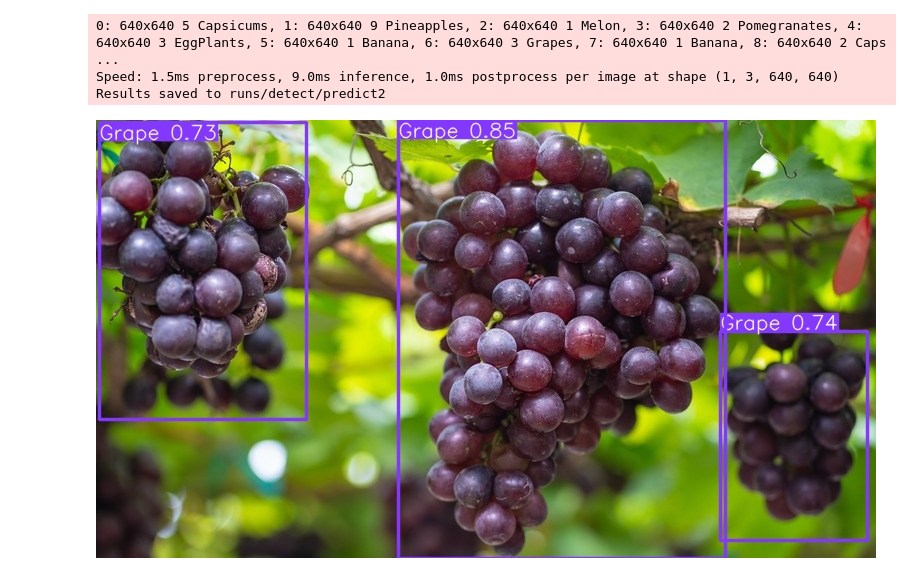
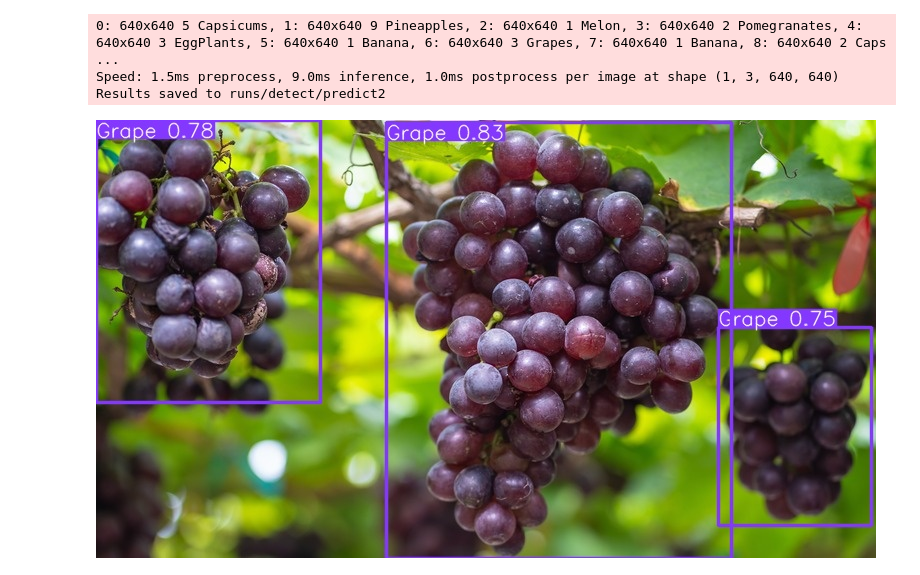
Before and after one commit to parking-place/ml_colab_project, a Jupyter notebook: Object_Detection/04_ yolov8_fine_tuning.ipynb, the cells around one changed output. Cells and saved outputs as stored; diff of their text form; code cells hidden in the pictures.

```diff
--- a/Object_Detection/04_ yolov8_fine_tuning.ipynb
+++ b/Object_Detection/04_ yolov8_fine_tuning.ipynb
@@ -347,17 +347,18 @@ result = model(file_list, save=True)
 Speed: 1.5ms preprocess, 9.0ms inference, 1.0ms postprocess per image at shape (1, 3, 640, 640)
 Results saved to runs/detect/predict2
 # %%
-pred_path = './runs/detect/predict/*.*'
+pred_path = './runs/detect/predict2/*.*'
 
 from matplotlib import pyplot as plt
 from PIL import Image as img
+from glob import glob
 
 imgs = []
 
 for path in glob(pred_path):
     imgs.append(img.open(path))
 
 imgs[6]
 # %% [output]
-[figure, old version]
+[figure, new version]
 # %%
```
Also changed, not shown: parts of 1 cell of this notebook.
